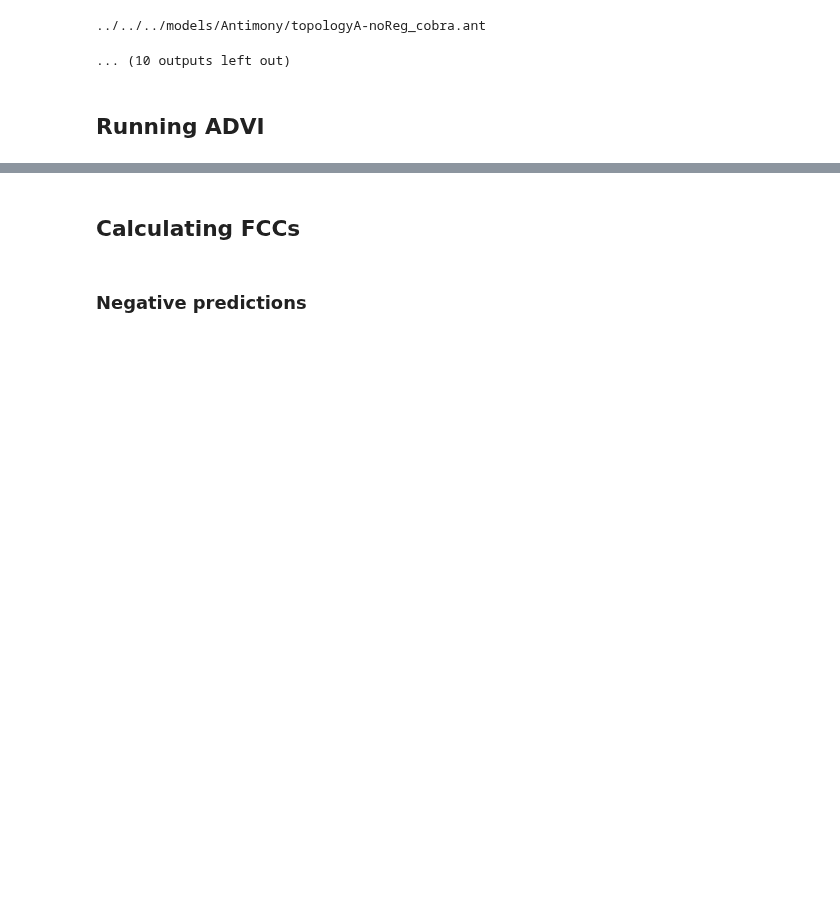
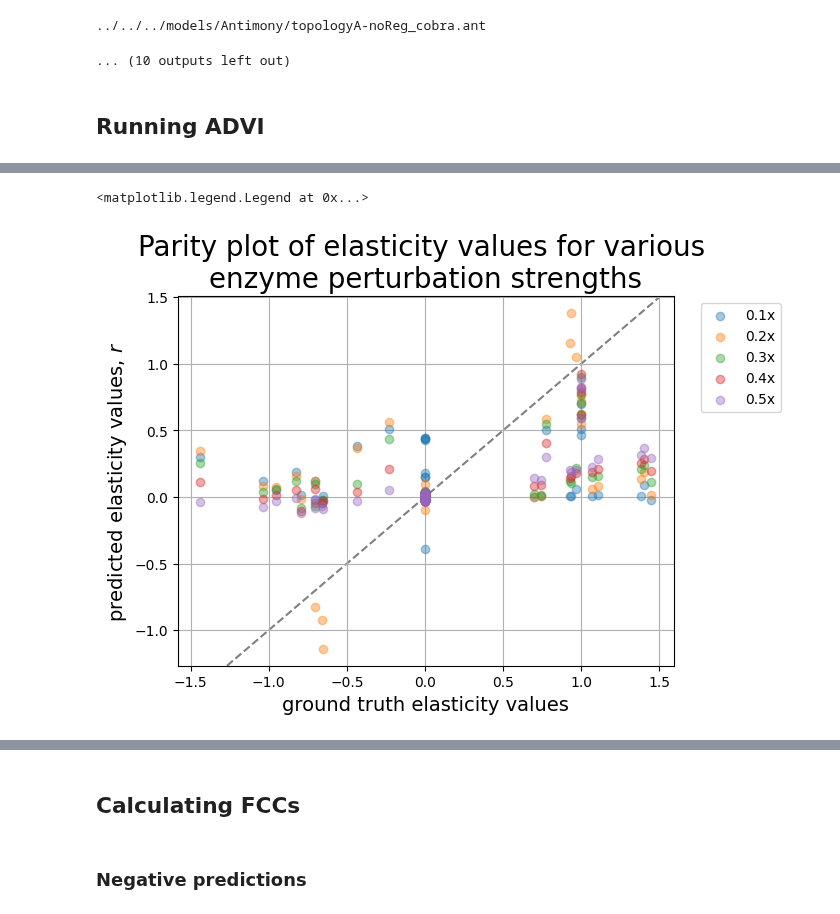
Before and after one commit to sys-bio/BMCA-pipeline, a Jupyter notebook: notebooks/topologyA/omitted_data/topologyA-omitEnzymes-noReg.ipynb, the cells around one changed output, grey strips where cells are left out. Saved outputs shown, nothing was run; the diff lists cells and outputs as text; code cells hidden in the pictures; blank space fills up the shorter version.

Commit message:
added elasticity plots

```diff
--- a/notebooks/topologyA/omitted_data/topologyA-omitEnzymes-noReg.ipynb
+++ b/notebooks/topologyA/omitted_data/topologyA-omitEnzymes-noReg.ipynb
@@ -38,6 +41,9 @@ r.conservedMoietyAnalysis = True
 r.steadyState()
 # %% [output]
 1.5710734600032811e-15
+# %%
+pt_levels = [0.1, 0.2, 0.3, 0.4,0.5, 1.01, 1.5, 3, 5, 7, 10]
+pt_labels = ['0.1x', '0.2x', '0.3x', '0.4x','0.5x', '1.01x', '1.5x', '3x', '5x', '7x', '10x']
 # %%
 enzymes = ['e_' + i for i in r.getReactionIds()]
 internal = r.getFloatingSpeciesIds()
@@ -197,3 +223,19 @@ Finished [100%]: Average Loss = -127.75
+# %%
+picklefolder = '../../../data/results/tracePickles/'
+with gzip.open(picklefolder + 'topologyA-noReg_omitEnzymes_traces.pgz', "rb") as f:
+    traces = cloudpickle.load(f, encoding='bytes')
+# %%
+trace01=traces['trace01']
+trace02=traces['trace02']
+trace03=traces['trace03']
+trace04=traces['trace04']
+trace05=traces['trace05']
+trace10=traces['trace10']
+trace15=traces['trace15']
+trace3=traces['trace3']
+trace5=traces['trace5']
+trace7=traces['trace7']
+trace100=traces['trace100']
 # %%
 def get_az_mean(traces):
     trace_means = []
@@ -301,3 +343,30 @@ et100_1 = (trace100[1]['posterior']['e_t']).to_numpy().squeeze()
 et100_2 = (trace100[2]['posterior']['e_t']).to_numpy().squeeze()
 et100 = np.concatenate([et100_0, et100_1, et100_2])
 med_et_advi_100 = np.median(et100, axis=0).transpose()
+# %%
+elasticity_values = np.column_stack([r.getScaledElasticityMatrix().flatten(),
+                                med_Ex01_advi, med_Ex02_advi, med_Ex03_advi,
+                               med_Ex04_advi, med_Ex05_advi, med_Ex10_advi,
+                               med_Ex15_advi, med_Ex3_advi, med_Ex5_advi,
+                               med_Ex7_advi, med_Ex100_advi])
+
+elasticities_df = pd.DataFrame(elasticity_values, columns=['gt']+pt_labels,
+                               index=[i + '_' + ii for i in r.getReactionIds() for ii in r.getFloatingSpeciesIds()])
+# elasticities_df.to_csv('topologyA-noReg_omitFluxes_elasticities.csv')
+# %%
+plt.scatter(elasticities_df['gt'], elasticities_df['0.1x'], alpha=0.4, label='0.1x', zorder=10)
+plt.scatter(elasticities_df['gt'], elasticities_df['0.2x'], alpha=0.4, label='0.2x', zorder=10)
+plt.scatter(elasticities_df['gt'], elasticities_df['0.3x'], alpha=0.4, label='0.3x', zorder=10)
+plt.scatter(elasticities_df['gt'], elasticities_df['0.4x'], alpha=0.4, label='0.4x', zorder=10)
+plt.scatter(elasticities_df['gt'], elasticities_df['0.5x'], alpha=0.4, label='0.5x', zorder=10)
+# plt.scatter(elasticities_df['gt'], elasticities_df['1.01x'], alpha=0.4, label='1.01x', zorder=10)
+
+plt.axline([0, 0], [1, 1], c='gray', linestyle='dashed', zorder=1)
+plt.grid(True, which='both', axis='both', zorder=0)
+plt.xlabel('ground truth elasticity values', size=14)
+plt.ylabel('predicted elasticity values, $\it{r}$', size=14)
+plt.title('Parity plot of elasticity values for various \nenzyme perturbation strengths', size=20)
+plt.legend(bbox_to_anchor=(1.04, 1), loc="upper left")
+# %% [output]
+<matplotlib.legend.Legend at 0x...>
+[figure, added]
```
Also changed, not shown: parts of 16 cells of this notebook, 53 other files.
